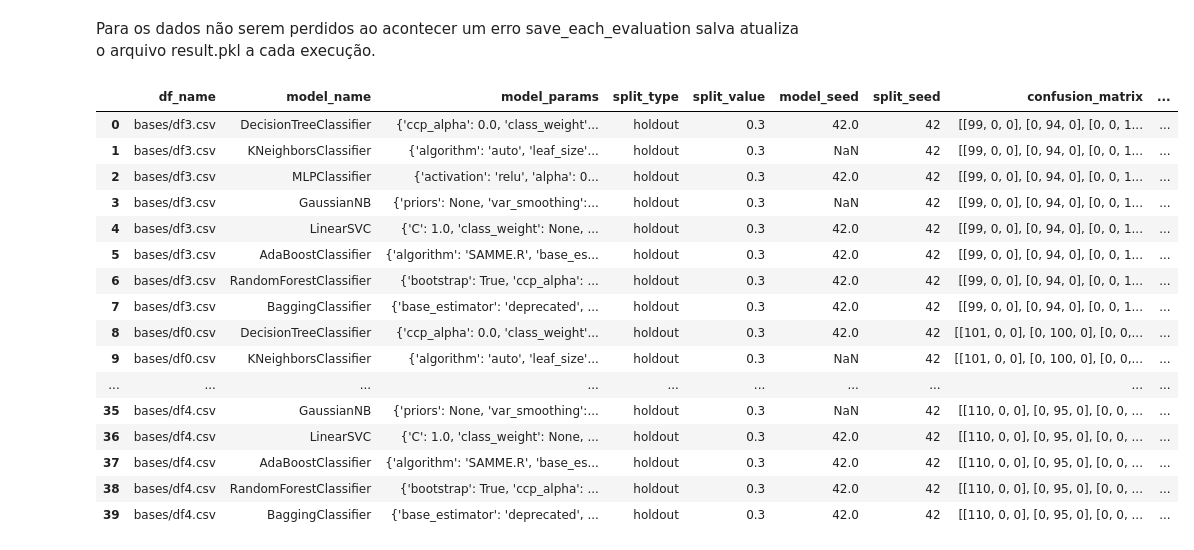
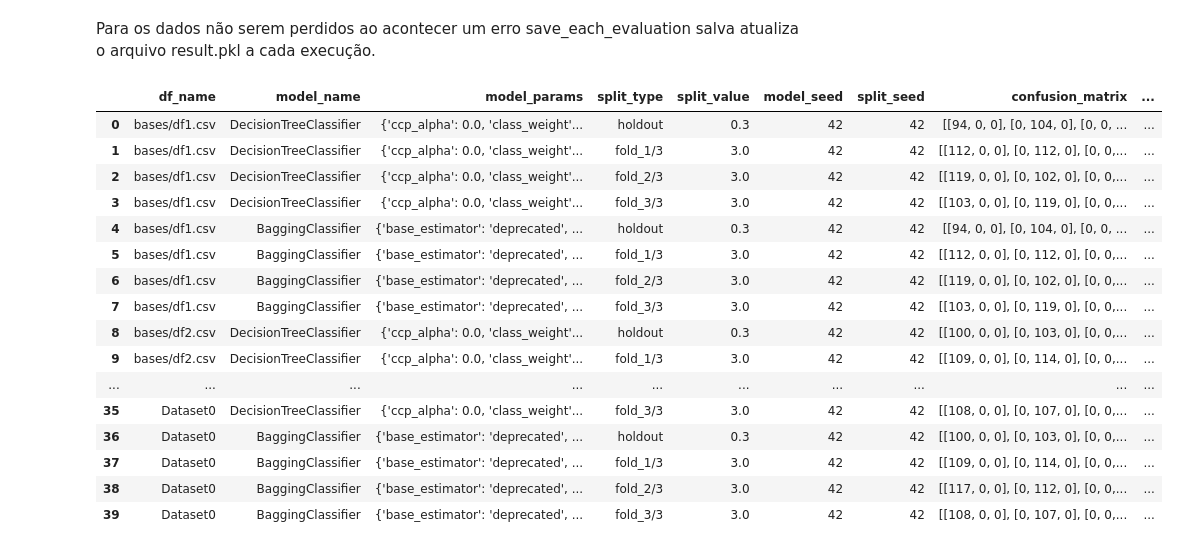
Before and after one commit to victorvieirat/sklearn-experimenter, a Jupyter notebook: example.ipynb, the cells around one changed output. Cells and saved outputs as stored; diff of their text form; code cells hidden in the pictures.

Commit message:
dataset with name,column bug fixed

```diff
--- a/example.ipynb
+++ b/example.ipynb
@@ -5,7 +7,8 @@ mkdir: cannot create directory ‘bases’: File exists
 # %%
 from sklearn.datasets import make_blobs
 import pandas as pd
-for i in range(5):
+for i in range(2):
+    i+=1
     X, y = make_blobs(n_samples=1000, centers=3, n_features=5)
     X = pd.DataFrame(X)
 
@@ -31,21 +34,19 @@ from experimenter import ModelRunner
 runner = ModelRunner()
 
 #Bases
-runner.data.add_datasets('bases/')
+runner.data.add_datasets(['bases/', #Path to folder
+                          'bases/df1.csv', #Path to file
+                          (X,'X'), #Dataframe with name
+                          X #Dataframe without name
+                          ])
 
 #Splits
-#runner.splits.add_holdout([.3,.25])
-#runner.splits.add_fold([5,6])
-runner.splits.add_holdout([.3])
+runner.splits.add_holdout([.3]) #Holdouts
+runner.splits.add_fold([3]) #Kfolds
+
 
 #Modelos
 runner.models.add_models(['DecisionTreeClassifier',
-                         'KNeighborsClassifier',
-                         'MLPClassifier',
-                         'GaussianNB',
-                         'LinearSVC',
-                         'AdaBoostClassifier',
-                         'RandomForestClassifier',
                          BaggingClassifier(estimator=knn())]
                          )
 
@@ -61,6 +62,8 @@ runner.random.add_model_seed([42])
 #runner.random.add_split_seed([10,12])
 
 runner.summarize()
+
+runner.save_path ='output.pkl'
 # %% [output]
 Number of dataframes: 5
 Metrics used: confusion_matrix, accuracy_score, f1_score
@@ -95,25 +98,25 @@ Para os dados não serem perdidos ao acontecer um erro save_each_evaluation salv
 # %%
 runner.run(save_each_evaluation=True)
 # %%
-runner.results
+pd.DataFrame(runner.results)
 # %% [output]
 |  | df_name | model_name | model_params | split_type | split_value | model_seed | split_seed | confusion_matrix | ... |
-| 0 | bases/df3.csv | DecisionTreeClassifier | {'ccp_alpha': 0.0, 'class_weight'... | holdout | 0.3 | 42.0 | 42 | [[99, 0, 0], [0, 94, 0], [0, 0, 1... | ... |
-| 1 | bases/df3.csv | KNeighborsClassifier | {'algorithm': 'auto', 'leaf_size'... | holdout | 0.3 | NaN | 42 | [[99, 0, 0], [0, 94, 0], [0, 0, 1... | ... |
-| 2 | bases/df3.csv | MLPClassifier | {'activation': 'relu', 'alpha': 0... | holdout | 0.3 | 42.0 | 42 | [[99, 0, 0], [0, 94, 0], [0, 0, 1... | ... |
-| 3 | bases/df3.csv | GaussianNB | {'priors': None, 'var_smoothing':... | holdout | 0.3 | NaN | 42 | [[99, 0, 0], [0, 94, 0], [0, 0, 1... | ... |
-| 4 | bases/df3.csv | LinearSVC | {'C': 1.0, 'class_weight': None, ... | holdout | 0.3 | 42.0 | 42 | [[99, 0, 0], [0, 94, 0], [0, 0, 1... | ... |
-| 5 | bases/df3.csv | AdaBoostClassifier | {'algorithm': 'SAMME.R', 'base_es... | holdout | 0.3 | 42.0 | 42 | [[99, 0, 0], [0, 94, 0], [0, 0, 1... | ... |
-| 6 | bases/df3.csv | RandomForestClassifier | {'bootstrap': True, 'ccp_alpha': ... | holdout | 0.3 | 42.0 | 42 | [[99, 0, 0], [0, 94, 0], [0, 0, 1... | ... |
-| 7 | bases/df3.csv | BaggingClassifier | {'base_estimator': 'deprecated', ... | holdout | 0.3 | 42.0 | 42 | [[99, 0, 0], [0, 94, 0], [0, 0, 1... | ... |
-| 8 | bases/df0.csv | DecisionTreeClassifier | {'ccp_alpha': 0.0, 'class_weight'... | holdout | 0.3 | 42.0 | 42 | [[101, 0, 0], [0, 100, 0], [0, 0,... | ... |
-| 9 | bases/df0.csv | KNeighborsClassifier | {'algorithm': 'auto', 'leaf_size'... | holdout | 0.3 | NaN | 42 | [[101, 0, 0], [0, 100, 0], [0, 0,... | ... |
+| 0 | bases/df1.csv | DecisionTreeClassifier | {'ccp_alpha': 0.0, 'class_weight'... | holdout | 0.3 | 42 | 42 | [[94, 0, 0], [0, 104, 0], [0, 0, ... | ... |
+| 1 | bases/df1.csv | DecisionTreeClassifier | {'ccp_alpha': 0.0, 'class_weight'... | fold_1/3 | 3.0 | 42 | 42 | [[112, 0, 0], [0, 112, 0], [0, 0,... | ... |
+| 2 | bases/df1.csv | DecisionTreeClassifier | {'ccp_alpha': 0.0, 'class_weight'... | fold_2/3 | 3.0 | 42 | 42 | [[119, 0, 0], [0, 102, 0], [0, 0,... | ... |
+| 3 | bases/df1.csv | DecisionTreeClassifier | {'ccp_alpha': 0.0, 'class_weight'... | fold_3/3 | 3.0 | 42 | 42 | [[103, 0, 0], [0, 119, 0], [0, 0,... | ... |
+| 4 | bases/df1.csv | BaggingClassifier | {'base_estimator': 'deprecated', ... | holdout | 0.3 | 42 | 42 | [[94, 0, 0], [0, 104, 0], [0, 0, ... | ... |
+| 5 | bases/df1.csv | BaggingClassifier | {'base_estimator': 'deprecated', ... | fold_1/3 | 3.0 | 42 | 42 | [[112, 0, 0], [0, 112, 0], [0, 0,... | ... |
+| 6 | bases/df1.csv | BaggingClassifier | {'base_estimator': 'deprecated', ... | fold_2/3 | 3.0 | 42 | 42 | [[119, 0, 0], [0, 102, 0], [0, 0,... | ... |
+| 7 | bases/df1.csv | BaggingClassifier | {'base_estimator': 'deprecated', ... | fold_3/3 | 3.0 | 42 | 42 | [[103, 0, 0], [0, 119, 0], [0, 0,... | ... |
+| 8 | bases/df2.csv | DecisionTreeClassifier | {'ccp_alpha': 0.0, 'class_weight'... | holdout | 0.3 | 42 | 42 | [[100, 0, 0], [0, 103, 0], [0, 0,... | ... |
+| 9 | bases/df2.csv | DecisionTreeClassifier | {'ccp_alpha': 0.0, 'class_weight'... | fold_1/3 | 3.0 | 42 | 42 | [[109, 0, 0], [0, 114, 0], [0, 0,... | ... |
 | ... | ... | ... | ... | ... | ... | ... | ... | ... | ... |
-| 35 | bases/df4.csv | GaussianNB | {'priors': None, 'var_smoothing':... | holdout | 0.3 | NaN | 42 | [[110, 0, 0], [0, 95, 0], [0, 0, ... | ... |
-| 36 | bases/df4.csv | LinearSVC | {'C': 1.0, 'class_weight': None, ... | holdout | 0.3 | 42.0 | 42 | [[110, 0, 0], [0, 95, 0], [0, 0, ... | ... |
-| 37 | bases/df4.csv | AdaBoostClassifier | {'algorithm': 'SAMME.R', 'base_es... | holdout | 0.3 | 42.0 | 42 | [[110, 0, 0], [0, 95, 0], [0, 0, ... | ... |
-| 38 | bases/df4.csv | RandomForestClassifier | {'bootstrap': True, 'ccp_alpha': ... | holdout | 0.3 | 42.0 | 42 | [[110, 0, 0], [0, 95, 0], [0, 0, ... | ... |
-| 39 | bases/df4.csv | BaggingClassifier | {'base_estimator': 'deprecated', ... | holdout | 0.3 | 42.0 | 42 | [[110, 0, 0], [0, 95, 0], [0, 0, ... | ... |
+| 35 | Dataset0 | DecisionTreeClassifier | {'ccp_alpha': 0.0, 'class_weight'... | fold_3/3 | 3.0 | 42 | 42 | [[108, 0, 0], [0, 107, 0], [0, 0,... | ... |
+| 36 | Dataset0 | BaggingClassifier | {'base_estimator': 'deprecated', ... | holdout | 0.3 | 42 | 42 | [[100, 0, 0], [0, 103, 0], [0, 0,... | ... |
+| 37 | Dataset0 | BaggingClassifier | {'base_estimator': 'deprecated', ... | fold_1/3 | 3.0 | 42 | 42 | [[109, 0, 0], [0, 114, 0], [0, 0,... | ... |
+| 38 | Dataset0 | BaggingClassifier | {'base_estimator': 'deprecated', ... | fold_2/3 | 3.0 | 42 | 42 | [[117, 0, 0], [0, 112, 0], [0, 0,... | ... |
+| 39 | Dataset0 | BaggingClassifier | {'base_estimator': 'deprecated', ... | fold_3/3 | 3.0 | 42 | 42 | [[108, 0, 0], [0, 107, 0], [0, 0,... | ... |
 # %%
 pd.read_pickle("result.pkl")
 # %% [output]
```
Also changed, not shown: parts of 5 cells of this notebook, 2 other files.
